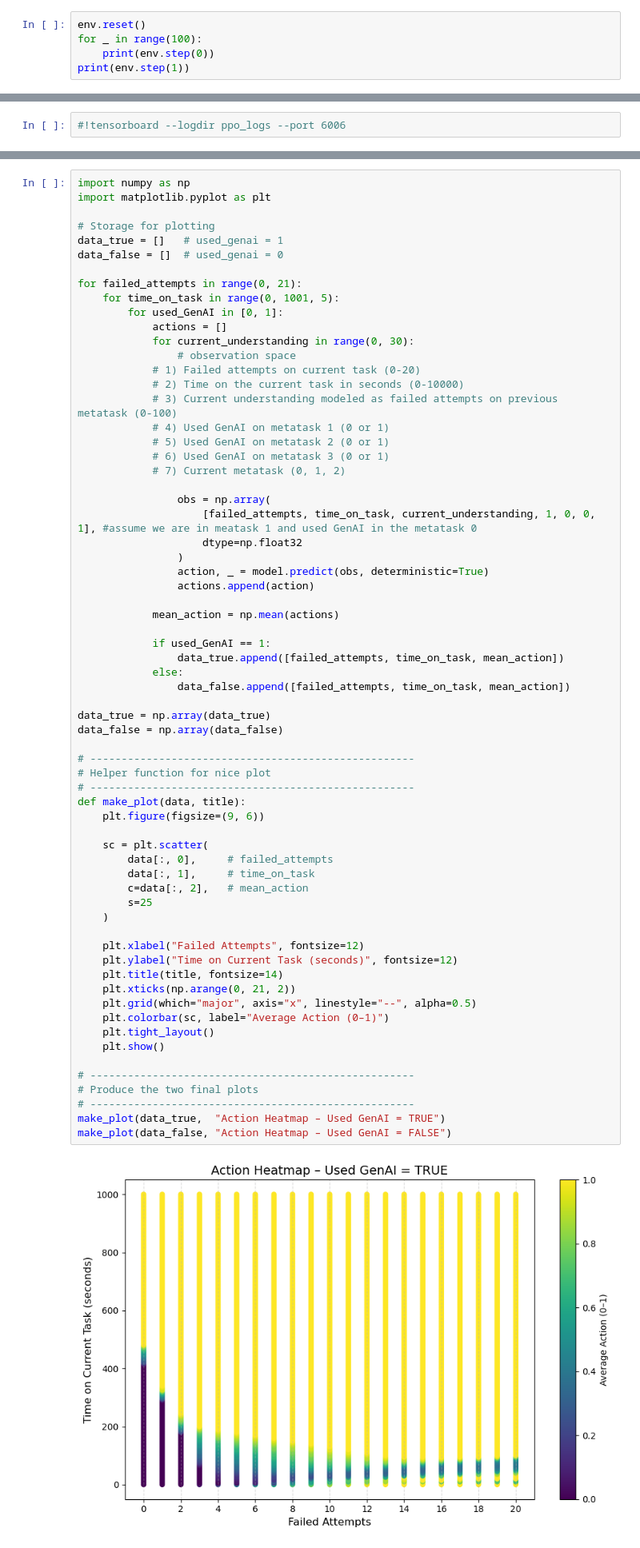
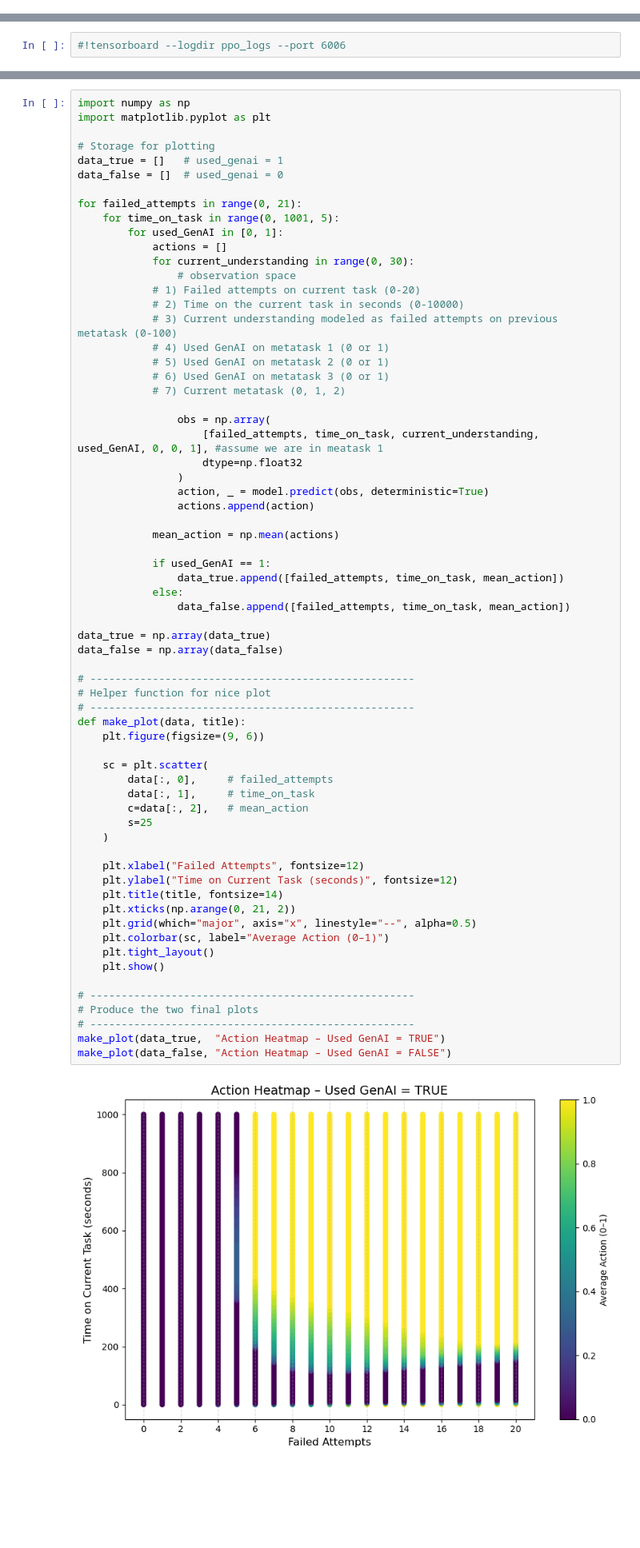
Before and after one commit to Janne-ro/learning-when-to-help, a Jupyter notebook: rl_agent/rl_agent.ipynb, the cells around one changed output, grey strips where cells are left out. Shown at 80% size. Drawn from its saved outputs; the diff is of its cells as text; blank space fills up the shorter version.

```diff
--- a/rl_agent/rl_agent.ipynb
+++ b/rl_agent/rl_agent.ipynb
@@ -50,8 +28,3 @@ register(
 env = gym.make("MyEnv-v0")
 check_env(env)        #recommended by stable-baselines3 for custom envs
 env = Monitor(env)    #logs rewards, episode lengths, etc.
-# %%
-env.reset()
-for _ in range(100):
-    print(env.step(0))
-print(env.step(1))
@@ -165,7 +120,7 @@ for failed_attempts in range(0, 21):
             # 7) Current metatask (0, 1, 2)
 
                 obs = np.array(
-                    [failed_attempts, time_on_task, current_understanding, 1, 0, 0, 1], #assume we are in meatask 1 and used GenAI in the metatask 0
+                    [failed_attempts, time_on_task, current_understanding, used_GenAI, 0, 0, 1], #assume we are in meatask 1
                     dtype=np.float32
                 )
                 action, _ = model.predict(obs, deterministic=True)
@@ -182,31 +137,31 @@ data_true = np.array(data_true)
 data_false = np.array(data_false)
 
 # ----------------------------------------------------
 # Helper function for nice plot
 # ----------------------------------------------------
 def make_plot(data, title):
     plt.figure(figsize=(9, 6))
 
     sc = plt.scatter(
         data[:, 0],     # failed_attempts
         data[:, 1],     # time_on_task
         c=data[:, 2],   # mean_action
         s=25
     )
 
     plt.xlabel("Failed Attempts", fontsize=12)
     plt.ylabel("Time on Current Task (seconds)", fontsize=12)
     plt.title(title, fontsize=14)
     plt.xticks(np.arange(0, 21, 2))
     plt.grid(which="major", axis="x", linestyle="--", alpha=0.5)
     plt.colorbar(sc, label="Average Action (0–1)")
     plt.tight_layout()
     plt.show()
 
 # ----------------------------------------------------
 # Produce the two final plots
 # ----------------------------------------------------
 make_plot(data_true,  "Action Heatmap – Used GenAI = TRUE")
 make_plot(data_false, "Action Heatmap – Used GenAI = FALSE")
 # %% [output]
-[figure, old version]
+[figure, new version]
```
Also changed, not shown: parts of 5 cells of this notebook, 11 other files.
